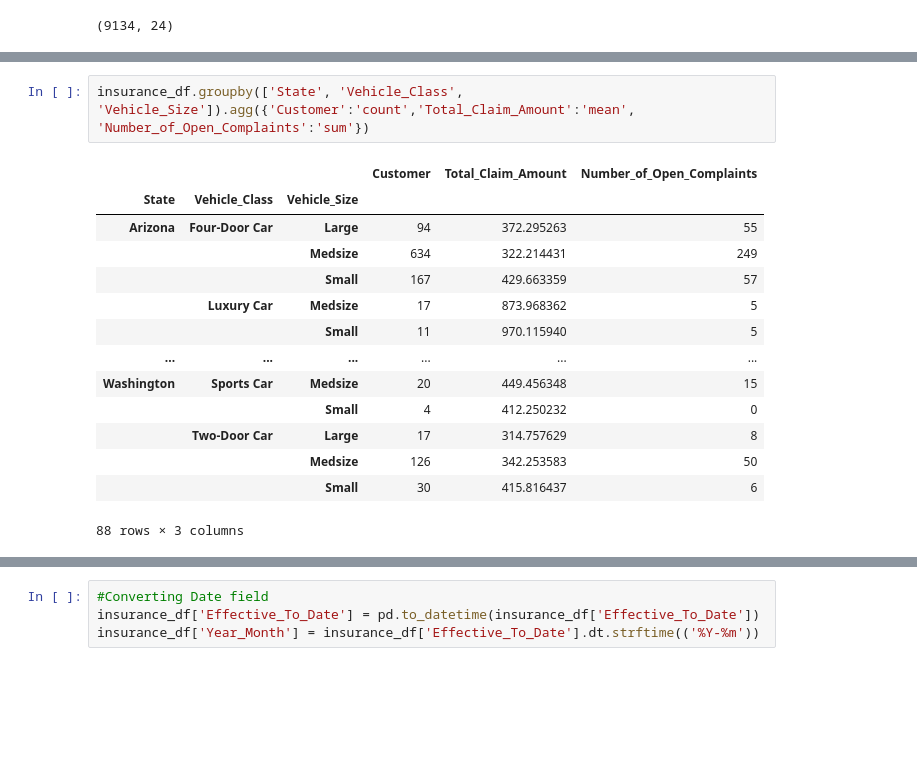
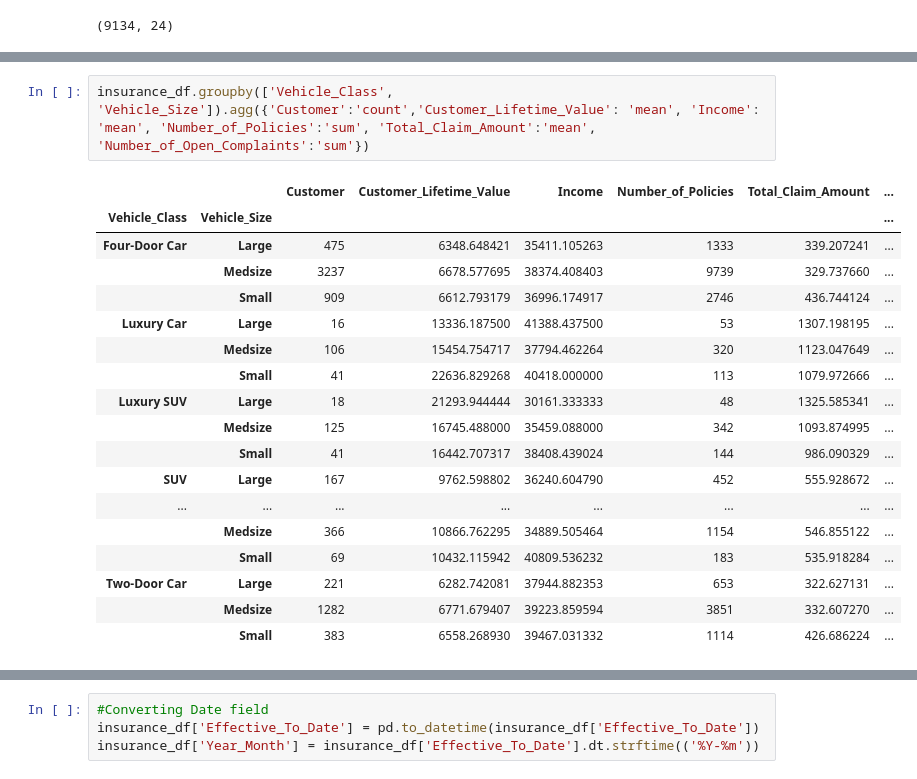
Before and after one commit to mecan80/DS_projects, a Jupyter notebook: Insurance_Cust_Segmentation.ipynb, the cells around one changed output, grey strips where cells are left out. Drawn from its saved outputs; the diff is of its cells as text; blank space fills up the shorter version.

```diff
--- a/Insurance_Cust_Segmentation.ipynb
+++ b/Insurance_Cust_Segmentation.ipynb
@@ -139,18 +161,22 @@ insurance_df.groupby(['State']).agg({'Customer':'count', 'Number_of_Policies':'s
 # %%
-insurance_df.groupby(['State', 'Vehicle_Class', 'Vehicle_Size']).agg({'Customer':'count','Total_Claim_Amount':'mean', 'Number_of_Open_Complaints':'sum'})
+insurance_df.groupby(['Vehicle_Class', 'Vehicle_Size']).agg({'Customer':'count','Customer_Lifetime_Value': 'mean', 'Income': 'mean', 'Number_of_Policies':'sum', 'Total_Claim_Amount':'mean', 'Number_of_Open_Complaints':'sum'})
 # %% [output]
-|  |  |  | Customer | Total_Claim_Amount | Number_of_Open_Complaints |
-| State | Vehicle_Class | Vehicle_Size |  |  |  |
-| Arizona | Four-Door Car | Large | 94 | 372.295263 | 55 |
-|  |  | Medsize | 634 | 322.214431 | 249 |
-|  |  | Small | 167 | 429.663359 | 57 |
-|  | Luxury Car | Medsize | 17 | 873.968362 | 5 |
-|  |  | Small | 11 | 970.115940 | 5 |
-| ... | ... | ... | ... | ... | ... |
-| Washington | Sports Car | Medsize | 20 | 449.456348 | 15 |
-|  |  | Small | 4 | 412.250232 | 0 |
-|  | Two-Door Car | Large | 17 | 314.757629 | 8 |
-|  |  | Medsize | 126 | 342.253583 | 50 |
-|  |  | Small | 30 | 415.816437 | 6 |
+|  |  | Customer | Customer_Lifetime_Value | Income | Number_of_Policies | Total_Claim_Amount | ... |
+| Vehicle_Class | Vehicle_Size |  |  |  |  |  | ... |
+| Four-Door Car | Large | 475 | 6348.648421 | 35411.105263 | 1333 | 339.207241 | ... |
+|  | Medsize | 3237 | 6678.577695 | 38374.408403 | 9739 | 329.737660 | ... |
+|  | Small | 909 | 6612.793179 | 36996.174917 | 2746 | 436.744124 | ... |
+| Luxury Car | Large | 16 | 13336.187500 | 41388.437500 | 53 | 1307.198195 | ... |
+|  | Medsize | 106 | 15454.754717 | 37794.462264 | 320 | 1123.047649 | ... |
+|  | Small | 41 | 22636.829268 | 40418.000000 | 113 | 1079.972666 | ... |
+| Luxury SUV | Large | 18 | 21293.944444 | 30161.333333 | 48 | 1325.585341 | ... |
+|  | Medsize | 125 | 16745.488000 | 35459.088000 | 342 | 1093.874995 | ... |
+|  | Small | 41 | 16442.707317 | 38408.439024 | 144 | 986.090329 | ... |
+| SUV | Large | 167 | 9762.598802 | 36240.604790 | 452 | 555.928672 | ... |
+| ... | ... | ... | ... | ... | ... | ... | ... |
+|  | Medsize | 366 | 10866.762295 | 34889.505464 | 1154 | 546.855122 | ... |
+|  | Small | 69 | 10432.115942 | 40809.536232 | 183 | 535.918284 | ... |
+| Two-Door Car | Large | 221 | 6282.742081 | 37944.882353 | 653 | 322.627131 | ... |
+|  | Medsize | 1282 | 6771.679407 | 39223.859594 | 3851 | 332.607270 | ... |
+|  | Small | 383 | 6558.268930 | 39467.031332 | 1114 | 426.686224 | ... |
-88 rows × 3 columns
 # %%
```
Also changed, not shown: parts of 64 cells of this notebook.
